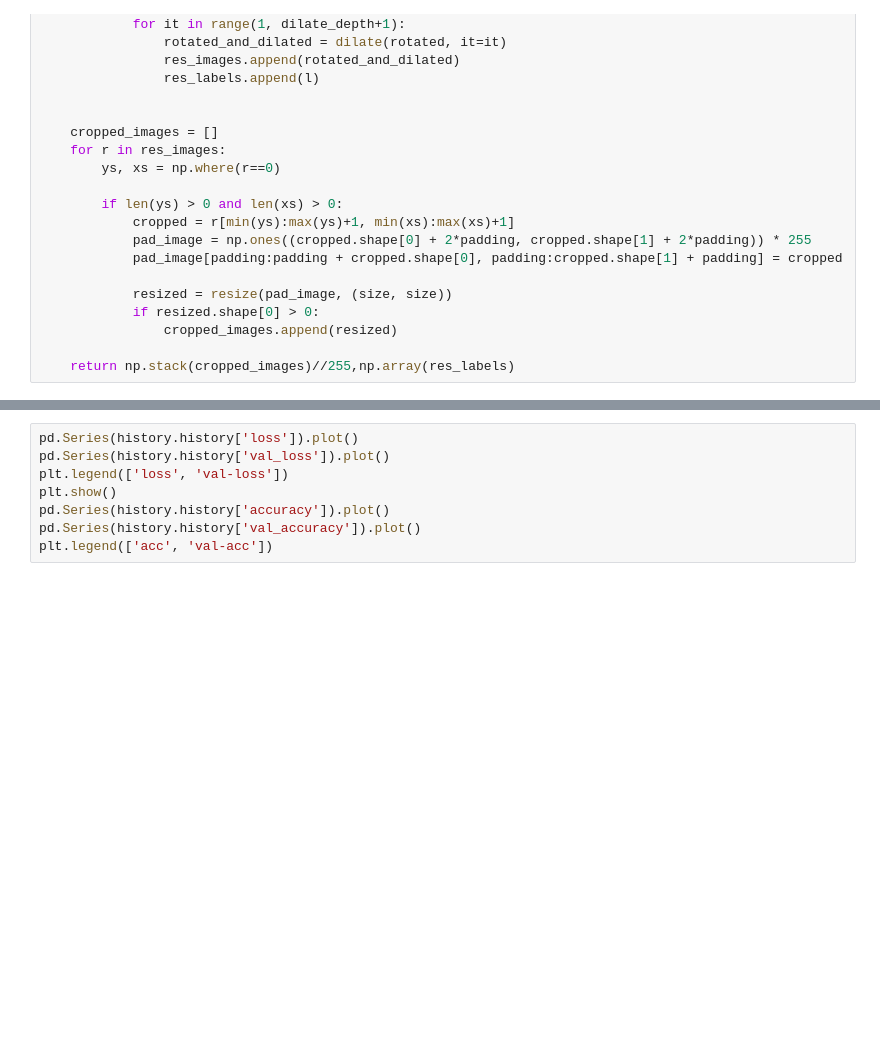
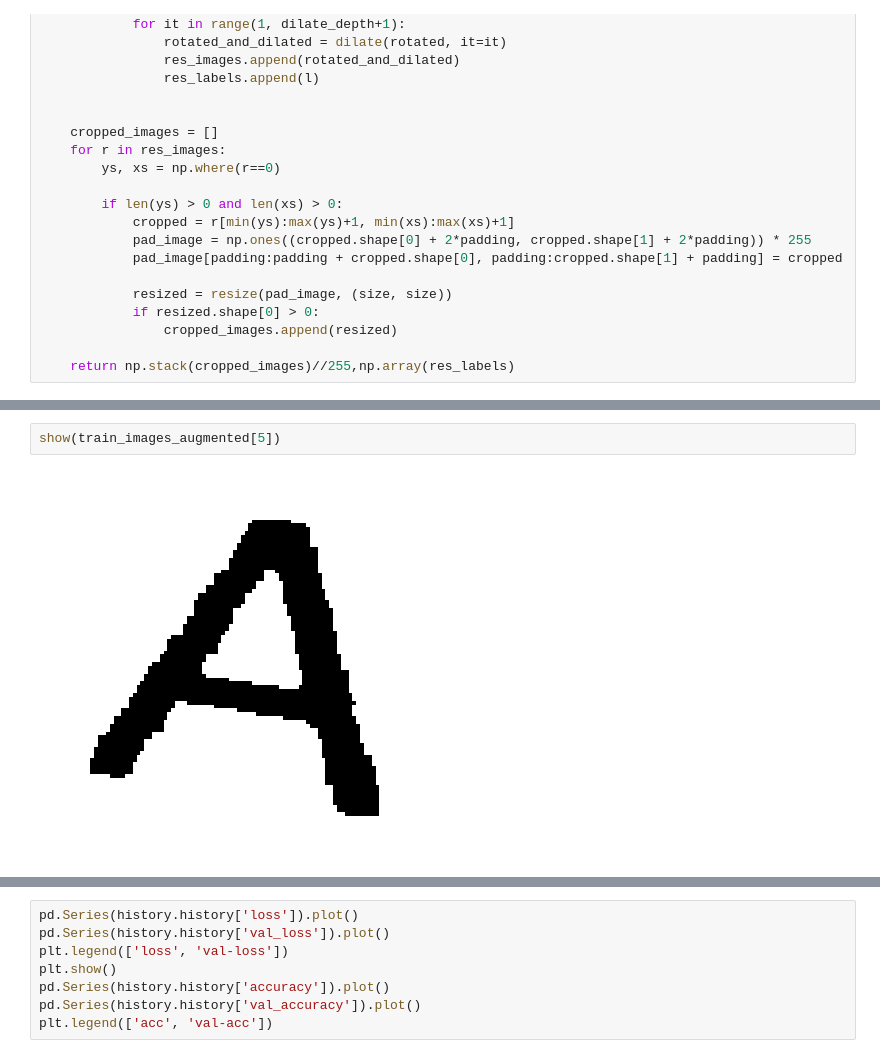
Before and after one commit to GeorgiPachov/digital-image-proc, a Jupyter notebook: nn-2.ipynb, the cells around one changed output, grey strips where cells are left out. Drawn from its saved outputs; the diff is of its cells as text; blank space fills up the shorter version.

```diff
--- a/nn-2.ipynb
+++ b/nn-2.ipynb
@@ -540,3 +592,7 @@ Total images for training:  17463
+# %%
+show(train_images_augmented[5])
+# %% [output]
+[figure, added]
 # %%
 # Shuffle
 idx = np.random.permutation(len(train_images_augmented))
```
Also changed, not shown: parts of 8 cells of this notebook.
